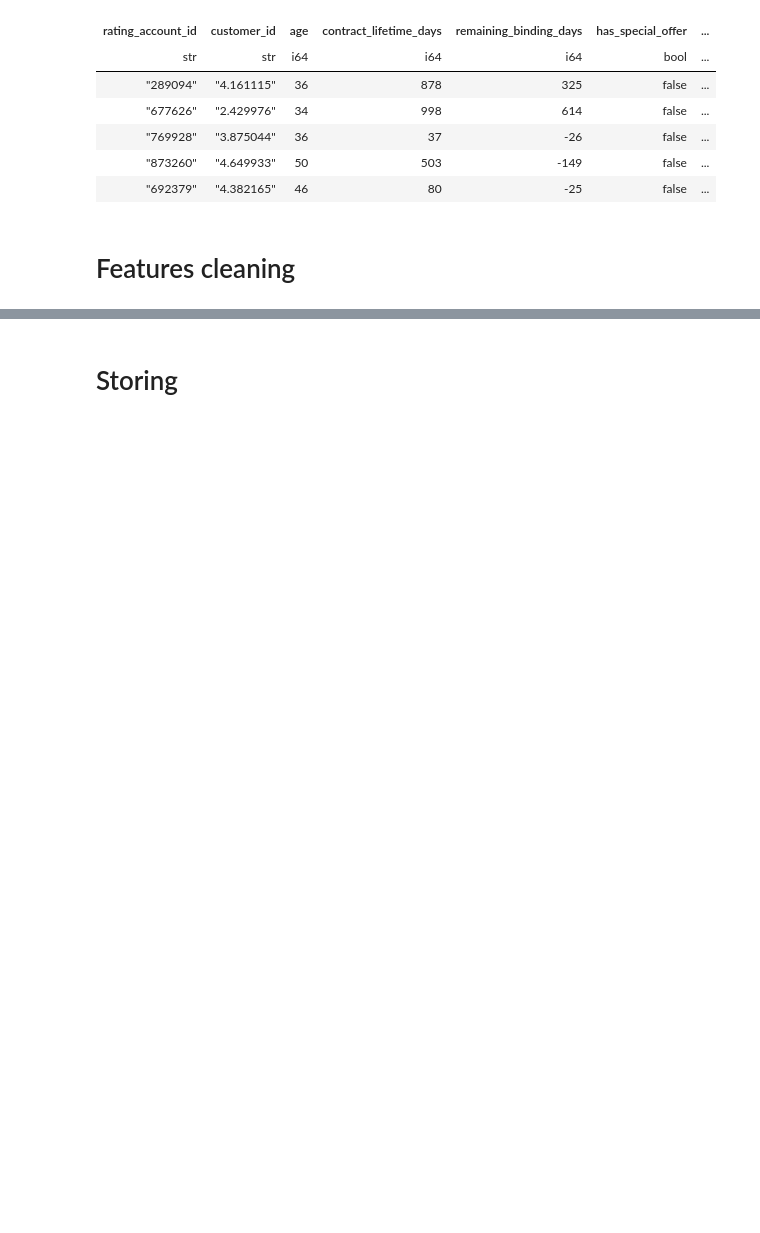
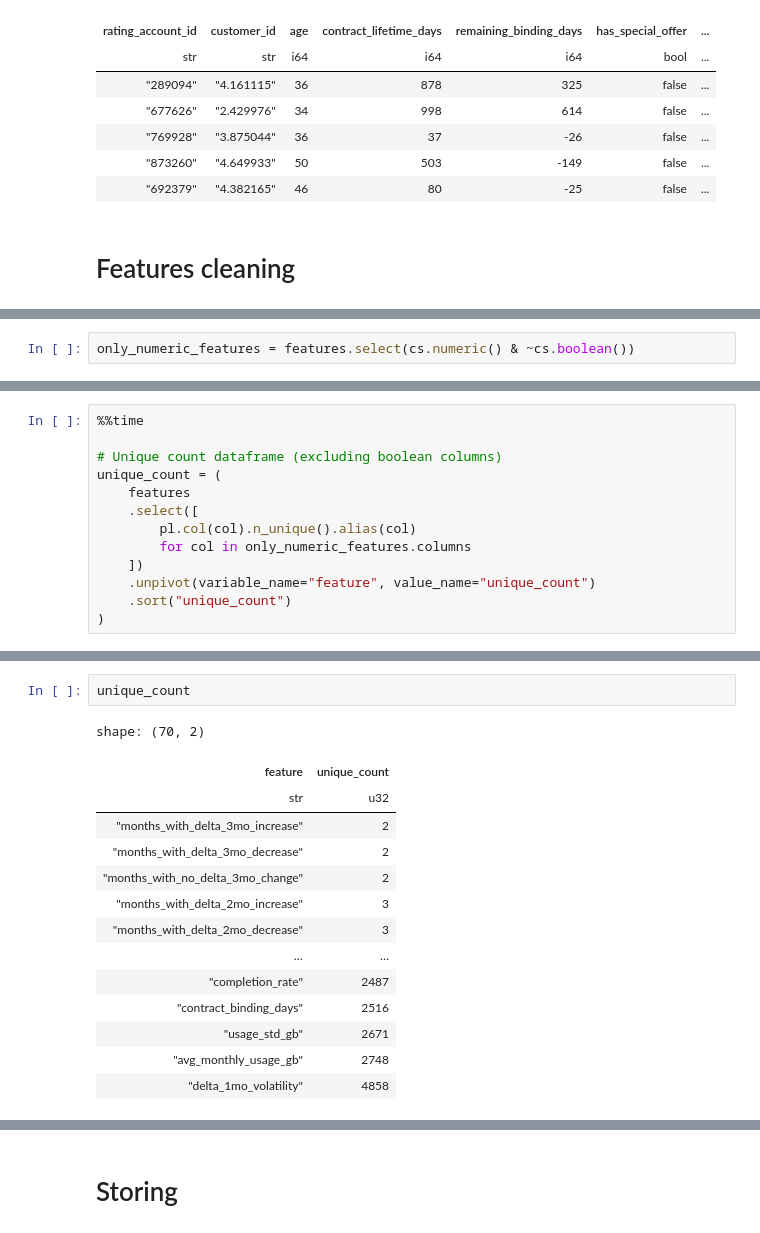
Before and after one commit to gzmyldrm/magenta-ds-interview-task, a Jupyter notebook: notebooks/1.features-enginering.ipynb, the cells around one changed output, grey strips where cells are left out. Saved outputs shown, nothing was run; the diff lists cells and outputs as text; blank space fills up the shorter version.

```diff
--- a/notebooks/1.features-enginering.ipynb
+++ b/notebooks/1.features-enginering.ipynb
@@ -734,0 +834,2 @@ shape: (5, 85)
+# %%
+only_numeric_features = features.select(cs.numeric() & ~cs.boolean())
@@ -734,0 +888,13 @@ shape: (5, 85)
+# %%
+%%time
+
+# Unique count dataframe (excluding boolean columns)
+unique_count = (
+    features
+    .select([
+        pl.col(col).n_unique().alias(col)
+        for col in only_numeric_features.columns
+    ])
+    .unpivot(variable_name="feature", value_name="unique_count")
+    .sort("unique_count")
+)
@@ -734,0 +904,17 @@ shape: (5, 85)
+# %%
+unique_count
+# %% [output]
+shape: (70, 2)
+| feature | unique_count |
+| str | u32 |
+| "months_with_delta_3mo_increase" | 2 |
+| "months_with_delta_3mo_decrease" | 2 |
+| "months_with_no_delta_3mo_change" | 2 |
+| "months_with_delta_2mo_increase" | 3 |
+| "months_with_delta_2mo_decrease" | 3 |
+| … | … |
+| "completion_rate" | 2487 |
+| "contract_binding_days" | 2516 |
+| "usage_std_gb" | 2671 |
+| "avg_monthly_usage_gb" | 2748 |
+| "delta_1mo_volatility" | 4858 |
```
Also changed, not shown: parts of 37 cells of this notebook, 1 other file.
